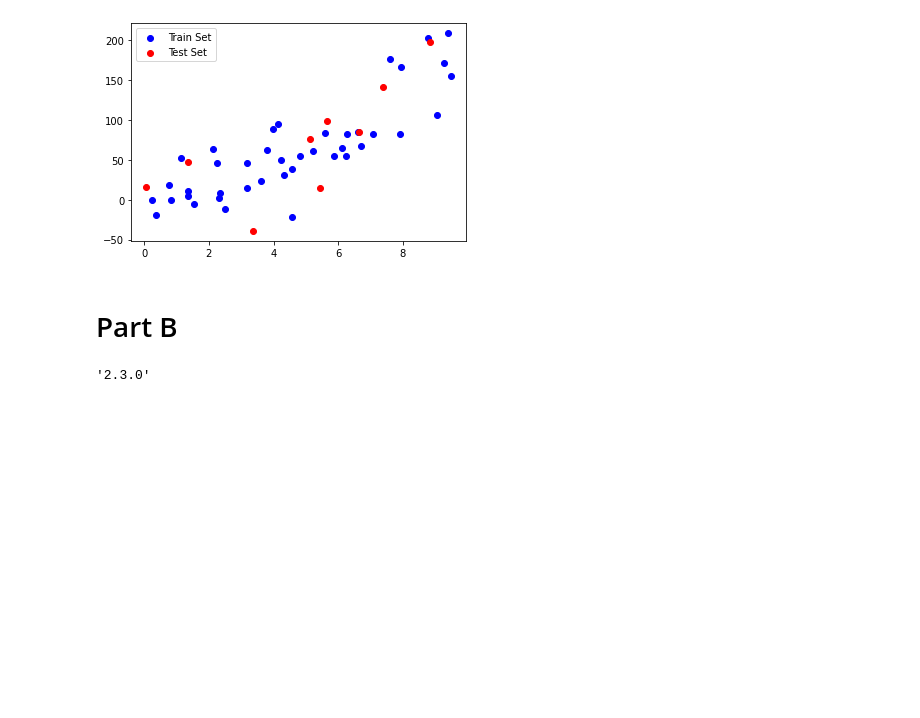
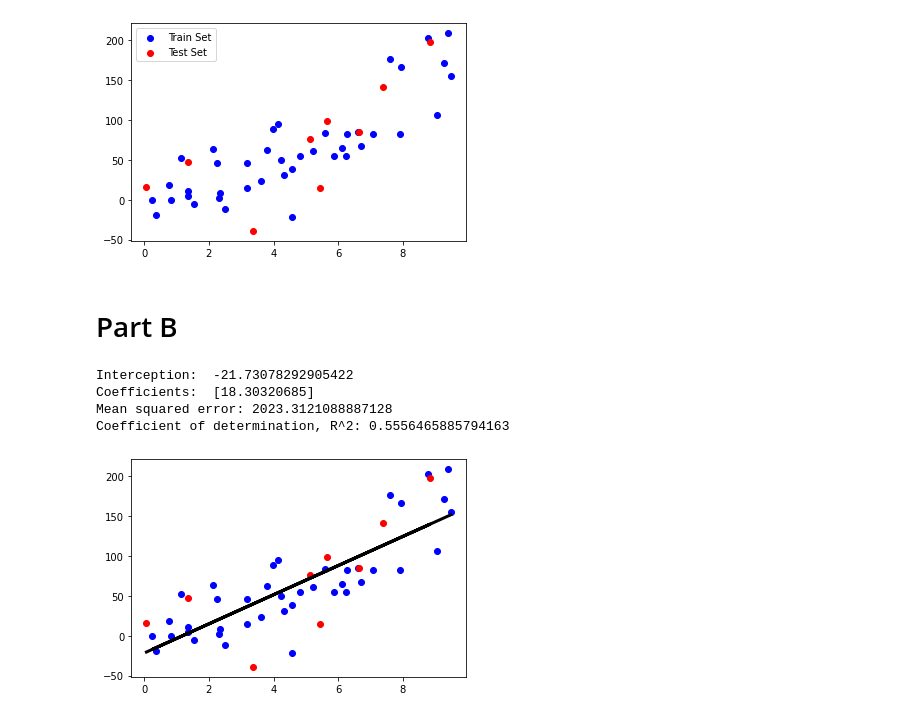
Before and after one commit to MohsenJadidi/ISLR, a Jupyter notebook: Assignment1/Q5.ipynb, the cells around one changed output. Cells and saved outputs as stored; diff of their text form; code cells hidden in the pictures; blank space fills up the shorter version.

```diff
--- a/Assignment1/Q5.ipynb
+++ b/Assignment1/Q5.ipynb
@@ -32,8 +32,38 @@ ax.legend(['Train Set', 'Test Set'])
 [figure]
 # %% [markdown]
 # Part B
-# %%
-import tensorflow as tf
-tf.__version__
-# %% [output]
-'2.3.0'
+# %%
+from sklearn.metrics import mean_squared_error, r2_score
+import numpy as np
+
+X_train = np.array(X_train).reshape(-1, 1)
+X_test = np.array(X_test).reshape(-1, 1)
+X_temp = [X_test.min(), X_test.max(), X_train.min(), X_train.max()]
+X_temp = np.array(X_temp).reshape(-1, 1)
+
+regressor = LinearRegression(fit_intercept=True)
+regressor.fit(X_train, Y_train)
+
+Y_pred = regressor.predict(X_test)
+
+mse = mean_squared_error(Y_test, Y_pred)
+R2 = r2_score(Y_test, Y_pred)
+
+print('Interception: ', regressor.intercept_)
+print('Coefficients: ', regressor.coef_)
+print(f'Mean squared error: {mse}')
+print(f'Coefficient of determination, R^2: {R2}')
+
+Y_pred_temp = regressor.predict(X_temp)
+
+fig = plt.figure(num=2)
+ax = fig.add_subplot(1, 1, 1)
+scatter1 = ax.scatter(x=X_train, y=Y_train, color='b', alpha=1, marker='o')
+scatter2 = ax.scatter(x=X_test, y=Y_test, color='r', alpha=1, marker='o')
+line1, = ax.plot(X_temp, Y_pred_temp, linewidth=3, color='k')
+# %% [output]
+Interception:  -21.73078292905422
+Coefficients:  [18.30320685]
+Mean squared error: 2023.3121088887128
+Coefficient of determination, R^2: 0.5556465885794163
+[figure, added]
```
Also changed, not shown: parts of 8 cells of this notebook.
